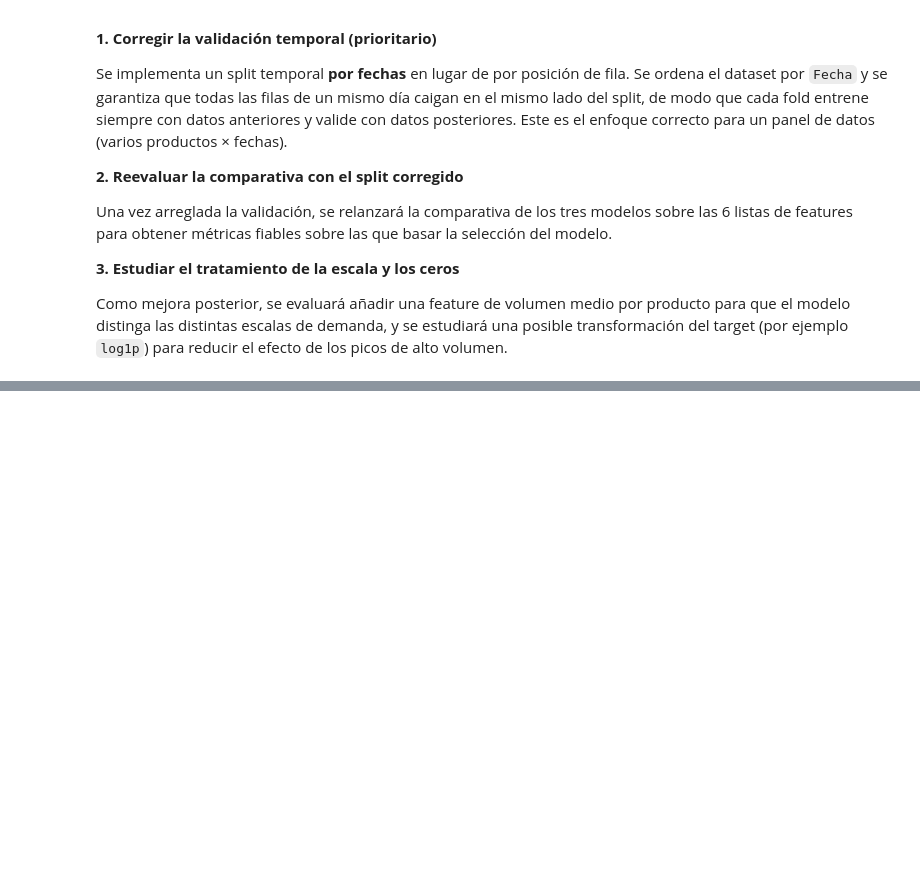
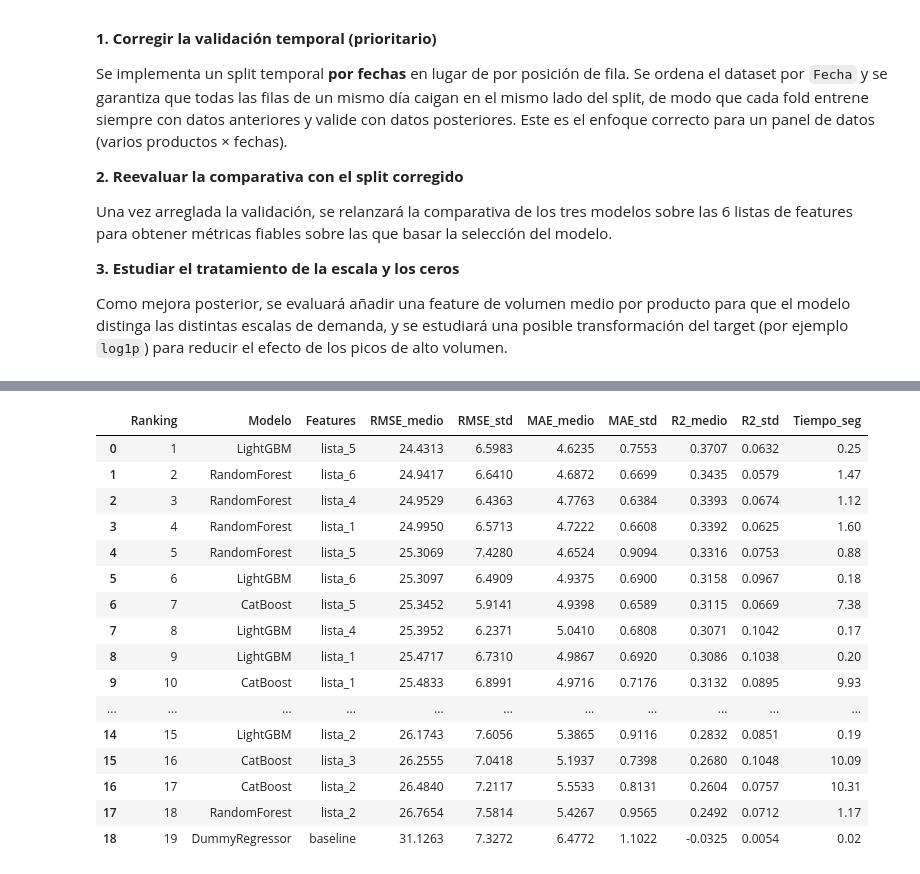
Before and after one commit to terelopdel-sketch/ML_Trazos_y_hojas, a Jupyter notebook: src/notebooks/Modeling.ipynb, the cells around one changed output, grey strips where cells are left out. Saved outputs shown, nothing was run; the diff lists cells and outputs as text; code cells hidden in the pictures; blank space fills up the shorter version.

```diff
--- a/src/notebooks/Modeling.ipynb
+++ b/src/notebooks/Modeling.ipynb
@@ -1590,0 +1702,43 @@ for i, (tr_idx, val_idx) in enumerate(splits_temporales):
+# %%
+# ============================================================
+# COMPARATIVA CON TRANSFORMACIÓN log1p DEL TARGET
+# ============================================================
+resultados_log = []
+
+# Baseline con log
+X_dummy = listas_encoded['lista_1'][0]
+resultados_log.append(
+    evaluar_modelo_log(DummyRegressor(strategy='mean'), X_dummy, train[TARGET],
+                       splits_temporales, 'DummyRegressor', 'baseline')
+)
+
+# Modelos
+for nombre_modelo, modelo in modelos.items():
+    for nombre_lista in listas_features.keys():
+        X_train = listas_encoded[nombre_lista][0]
+        resultados_log.append(
+            evaluar_modelo_log(modelo, X_train, train[TARGET],
+                               splits_temporales, nombre_modelo, nombre_lista)
+        )
+
+df_resultados_log = pd.DataFrame(resultados_log).sort_values('RMSE_medio').reset_index(drop=True)
+df_resultados_log.insert(0, 'Ranking', range(1, len(df_resultados_log) + 1))
+df_resultados_log
+# %% [output]
+|  | Ranking | Modelo | Features | RMSE_medio | RMSE_std | MAE_medio | MAE_std | R2_medio | R2_std | Tiempo_seg |
+| 0 | 1 | LightGBM | lista_5 | 24.4313 | 6.5983 | 4.6235 | 0.7553 | 0.3707 | 0.0632 | 0.25 |
+| 1 | 2 | RandomForest | lista_6 | 24.9417 | 6.6410 | 4.6872 | 0.6699 | 0.3435 | 0.0579 | 1.47 |
+| 2 | 3 | RandomForest | lista_4 | 24.9529 | 6.4363 | 4.7763 | 0.6384 | 0.3393 | 0.0674 | 1.12 |
+| 3 | 4 | RandomForest | lista_1 | 24.9950 | 6.5713 | 4.7222 | 0.6608 | 0.3392 | 0.0625 | 1.60 |
+| 4 | 5 | RandomForest | lista_5 | 25.3069 | 7.4280 | 4.6524 | 0.9094 | 0.3316 | 0.0753 | 0.88 |
+| 5 | 6 | LightGBM | lista_6 | 25.3097 | 6.4909 | 4.9375 | 0.6900 | 0.3158 | 0.0967 | 0.18 |
+| 6 | 7 | CatBoost | lista_5 | 25.3452 | 5.9141 | 4.9398 | 0.6589 | 0.3115 | 0.0669 | 7.38 |
+| 7 | 8 | LightGBM | lista_4 | 25.3952 | 6.2371 | 5.0410 | 0.6808 | 0.3071 | 0.1042 | 0.17 |
+| 8 | 9 | LightGBM | lista_1 | 25.4717 | 6.7310 | 4.9867 | 0.6920 | 0.3086 | 0.1038 | 0.20 |
+| 9 | 10 | CatBoost | lista_1 | 25.4833 | 6.8991 | 4.9716 | 0.7176 | 0.3132 | 0.0895 | 9.93 |
+| ... | ... | ... | ... | ... | ... | ... | ... | ... | ... | ... |
+| 14 | 15 | LightGBM | lista_2 | 26.1743 | 7.6056 | 5.3865 | 0.9116 | 0.2832 | 0.0851 | 0.19 |
+| 15 | 16 | CatBoost | lista_3 | 26.2555 | 7.0418 | 5.1937 | 0.7398 | 0.2680 | 0.1048 | 10.09 |
+| 16 | 17 | CatBoost | lista_2 | 26.4840 | 7.2117 | 5.5533 | 0.8131 | 0.2604 | 0.0757 | 10.31 |
+| 17 | 18 | RandomForest | lista_2 | 26.7654 | 7.5814 | 5.4267 | 0.9565 | 0.2492 | 0.0712 | 1.17 |
+| 18 | 19 | DummyRegressor | baseline | 31.1263 | 7.3272 | 6.4772 | 1.1022 | -0.0325 | 0.0054 | 0.02 |
```
Also changed, not shown: parts of 7 cells of this notebook, 4 other files.
